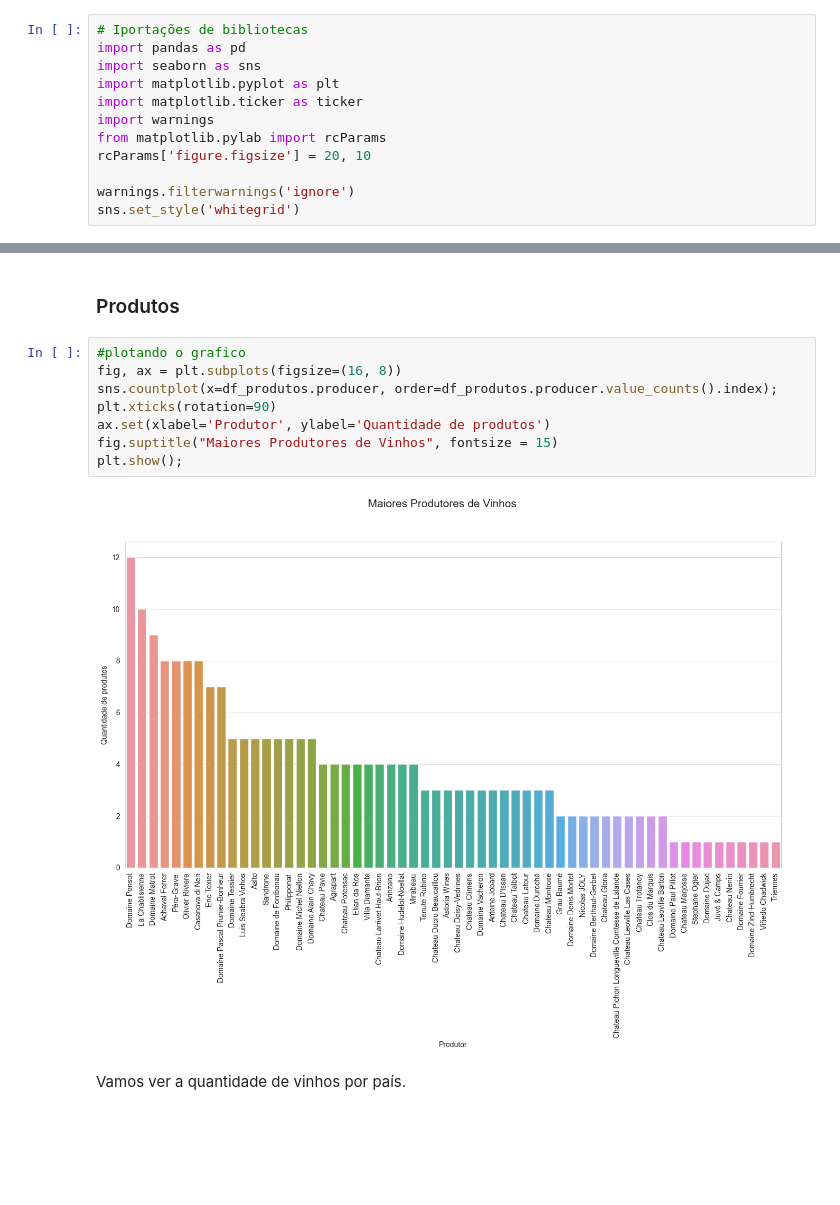
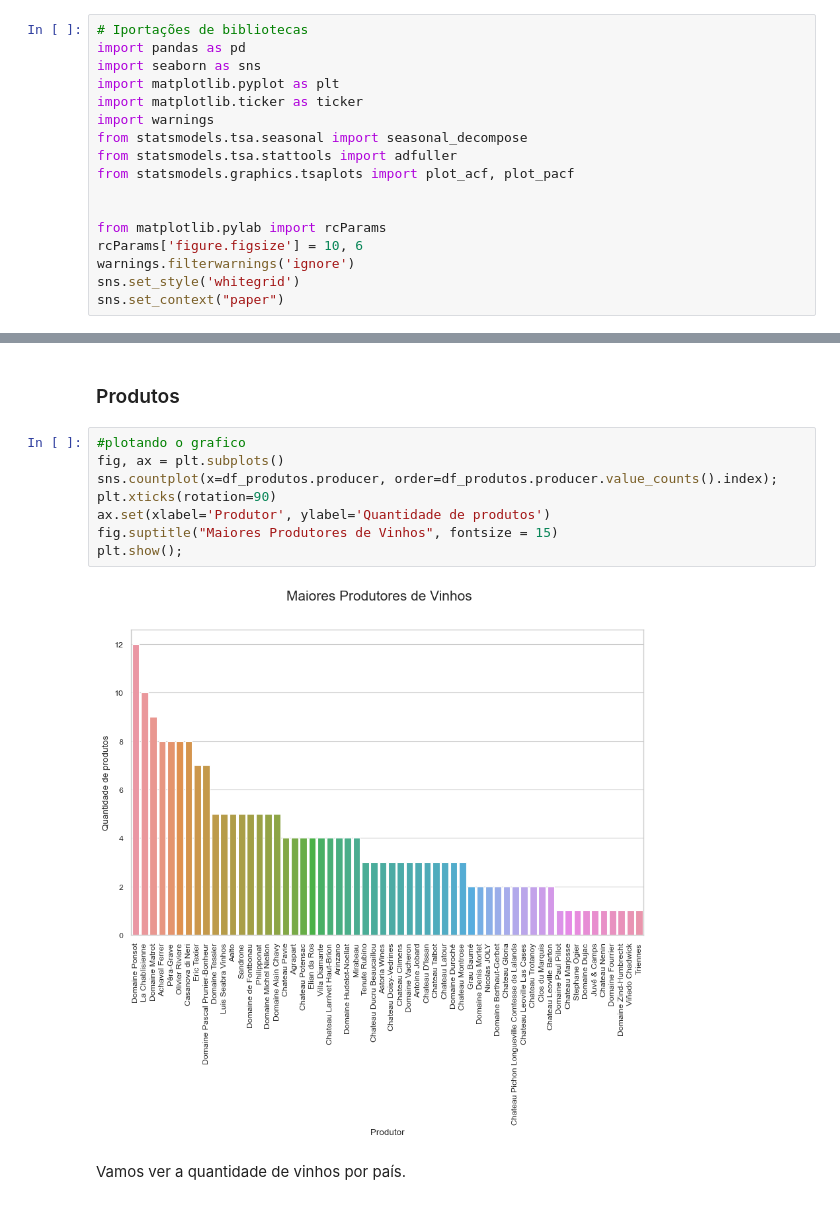
Before and after one commit to jpantunesds/time_series_wine, a Jupyter notebook: TIME.IPYNB, the cells around one changed output, grey strips where cells are left out. Cells and saved outputs as stored; diff of their text form; blank space fills up the shorter version.

```diff
--- a/TIME.IPYNB
+++ b/TIME.IPYNB
@@ -23,11 +23,16 @@ import seaborn as sns
 import matplotlib.pyplot as plt
 import matplotlib.ticker as ticker
 import warnings
+from statsmodels.tsa.seasonal import seasonal_decompose
+from statsmodels.tsa.stattools import adfuller
+from statsmodels.graphics.tsaplots import plot_acf, plot_pacf
+
+
 from matplotlib.pylab import rcParams
-rcParams['figure.figsize'] = 20, 10
-
+rcParams['figure.figsize'] = 10, 6
 warnings.filterwarnings('ignore')
 sns.set_style('whitegrid')
+sns.set_context("paper")
 # %%
 # Importações de dados
 df1 = pd.read_csv("https://raw.githubusercontent.com/rafaelnduarte/sigmoidal_data/master/products.csv")
@@ -131,14 +136,14 @@ dtype: object
 ### Produtos
 # %%
 #plotando o grafico
-fig, ax = plt.subplots(figsize=(16, 8))
+fig, ax = plt.subplots()
 sns.countplot(x=df_produtos.producer, order=df_produtos.producer.value_counts().index);
 plt.xticks(rotation=90)
 ax.set(xlabel='Produtor', ylabel='Quantidade de produtos')
 fig.suptitle("Maiores Produtores de Vinhos", fontsize = 15)
 plt.show();
 # %% [output]
-[figure, old version]
+[figure, new version]
 # %% [markdown]
 Vamos ver a quantidade de vinhos por país.
 # %%
```
Also changed, not shown: parts of 33 cells of this notebook.
